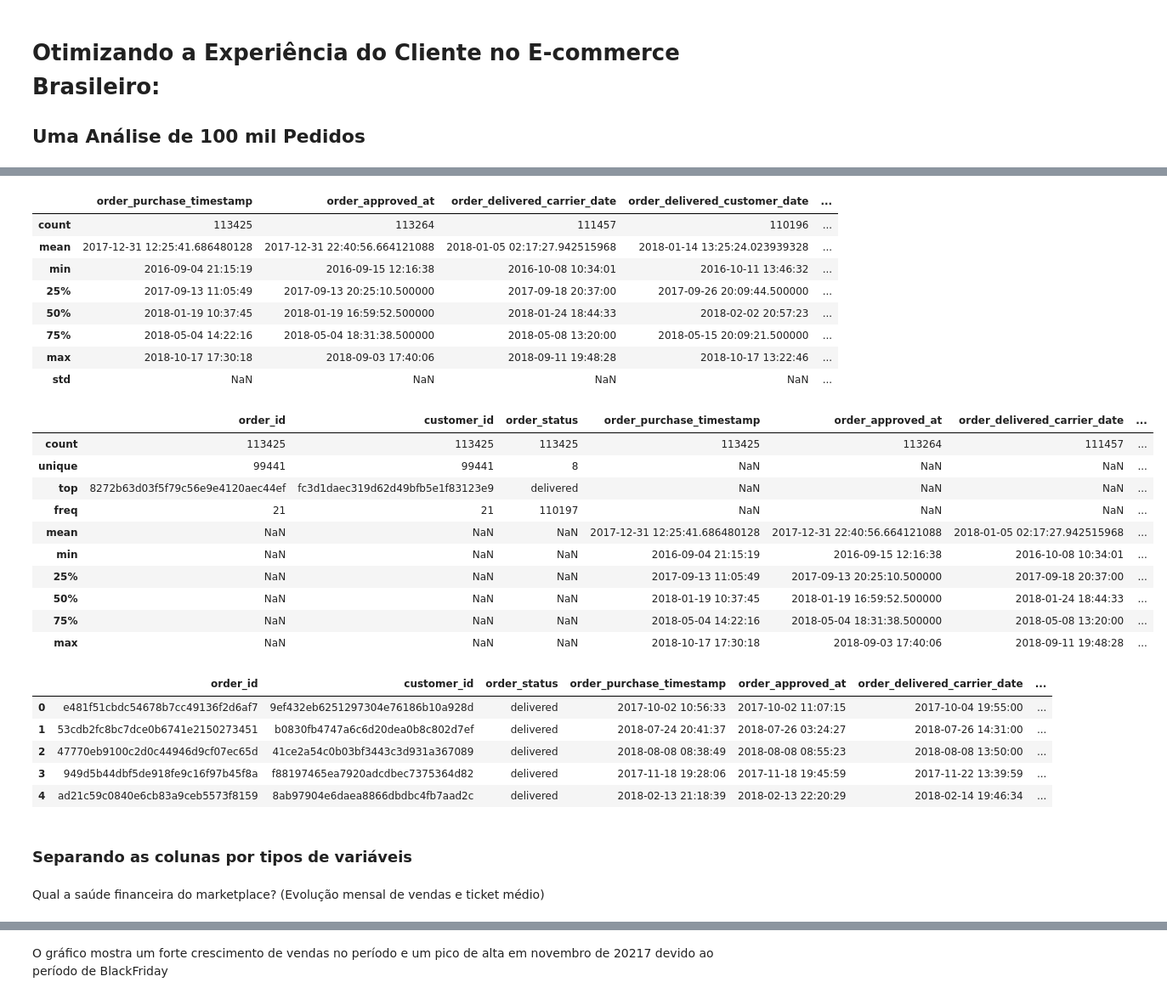
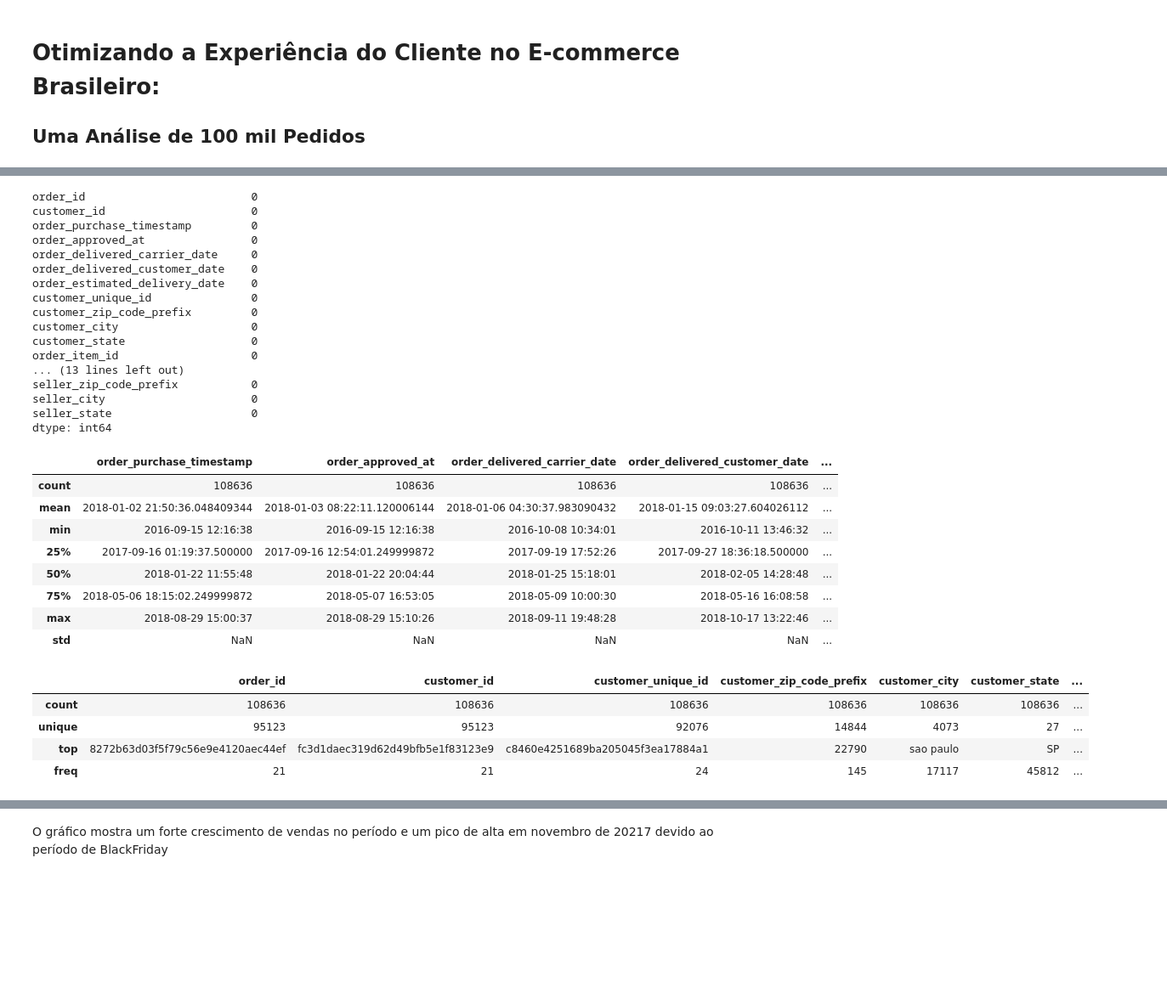
Before and after one commit to djgabriel93/Olist_ecommerce, a Jupyter notebook: notebooks/Analise.ipynb, the cells around one changed output, grey strips where cells are left out. Shown at 85% size. Saved outputs shown, nothing was run; the diff lists cells and outputs as text; code cells hidden in the pictures; blank space fills up the shorter version.

```diff
--- a/notebooks/Analise.ipynb
+++ b/notebooks/Analise.ipynb
@@ -5,7 +45,13 @@
 import pandas as pd
 import matplotlib.pyplot as plt
 import seaborn as sns
+import matplotlib.ticker as ticker # Importante para a formatação
+
 
 from src.config import DADOS_TRATADO, geolocation
+from src.graficos import composicao_histograma_boxplot
 
 sns.set_theme(palette="bright")
+
+# Define o limite máximo de colunas exibidas para 500
+pd.set_option('display.max_columns', 100)
@@ -63,41 +112,41 @@ seller_state                        23
 dtype: int64
+# %%
+df.isnull().sum()
+# %% [output]
+order_id                         0
+customer_id                      0
+order_purchase_timestamp         0
+order_approved_at                0
+order_delivered_carrier_date     0
+order_delivered_customer_date    0
+order_estimated_delivery_date    0
+customer_unique_id               0
+customer_zip_code_prefix         0
+customer_city                    0
+customer_state                   0
+order_item_id                    0
+... (13 lines left out)
+seller_zip_code_prefix           0
+seller_city                      0
+seller_state                     0
+dtype: int64
 # %%
 df.describe()
 # %% [output]
 |  | order_purchase_timestamp | order_approved_at | order_delivered_carrier_date | order_delivered_customer_date | ... |
-| count | 113425 | 113264 | 111457 | 110196 | ... |
-| mean | 2017-12-31 12:25:41.686480128 | 2017-12-31 22:40:56.664121088 | 2018-01-05 02:17:27.942515968 | 2018-01-14 13:25:24.023939328 | ... |
-| min | 2016-09-04 21:15:19 | 2016-09-15 12:16:38 | 2016-10-08 10:34:01 | 2016-10-11 13:46:32 | ... |
-| 25% | 2017-09-13 11:05:49 | 2017-09-13 20:25:10.500000 | 2017-09-18 20:37:00 | 2017-09-26 20:09:44.500000 | ... |
-| 50% | 2018-01-19 10:37:45 | 2018-01-19 16:59:52.500000 | 2018-01-24 18:44:33 | 2018-02-02 20:57:23 | ... |
-| 75% | 2018-05-04 14:22:16 | 2018-05-04 18:31:38.500000 | 2018-05-08 13:20:00 | 2018-05-15 20:09:21.500000 | ... |
-| max | 2018-10-17 17:30:18 | 2018-09-03 17:40:06 | 2018-09-11 19:48:28 | 2018-10-17 13:22:46 | ... |
+| count | 108636 | 108636 | 108636 | 108636 | ... |
+| mean | 2018-01-02 21:50:36.048409344 | 2018-01-03 08:22:11.120006144 | 2018-01-06 04:30:37.983090432 | 2018-01-15 09:03:27.604026112 | ... |
+| min | 2016-09-15 12:16:38 | 2016-09-15 12:16:38 | 2016-10-08 10:34:01 | 2016-10-11 13:46:32 | ... |
+| 25% | 2017-09-16 01:19:37.500000 | 2017-09-16 12:54:01.249999872 | 2017-09-19 17:52:26 | 2017-09-27 18:36:18.500000 | ... |
+| 50% | 2018-01-22 11:55:48 | 2018-01-22 20:04:44 | 2018-01-25 15:18:01 | 2018-02-05 14:28:48 | ... |
+| 75% | 2018-05-06 18:15:02.249999872 | 2018-05-07 16:53:05 | 2018-05-09 10:00:30 | 2018-05-16 16:08:58 | ... |
+| max | 2018-08-29 15:00:37 | 2018-08-29 15:10:26 | 2018-09-11 19:48:28 | 2018-10-17 13:22:46 | ... |
 | std | NaN | NaN | NaN | NaN | ... |
 # %%
-df.describe(exclude='number')
+df.describe(exclude=['number','datetime'])
 # %% [output]
-|  | order_id | customer_id | order_status | order_purchase_timestamp | order_approved_at | order_delivered_carrier_date | ... |
-| count | 113425 | 113425 | 113425 | 113425 | 113264 | 111457 | ... |
-| unique | 99441 | 99441 | 8 | NaN | NaN | NaN | ... |
-| top | 8272b63d03f5f79c56e9e4120aec44ef | fc3d1daec319d62d49bfb5e1f83123e9 | delivered | NaN | NaN | NaN | ... |
-| freq | 21 | 21 | 110197 | NaN | NaN | NaN | ... |
-| mean | NaN | NaN | NaN | 2017-12-31 12:25:41.686480128 | 2017-12-31 22:40:56.664121088 | 2018-01-05 02:17:27.942515968 | ... |
-| min | NaN | NaN | NaN | 2016-09-04 21:15:19 | 2016-09-15 12:16:38 | 2016-10-08 10:34:01 | ... |
-| 25% | NaN | NaN | NaN | 2017-09-13 11:05:49 | 2017-09-13 20:25:10.500000 | 2017-09-18 20:37:00 | ... |
-| 50% | NaN | NaN | NaN | 2018-01-19 10:37:45 | 2018-01-19 16:59:52.500000 | 2018-01-24 18:44:33 | ... |
-| 75% | NaN | NaN | NaN | 2018-05-04 14:22:16 | 2018-05-04 18:31:38.500000 | 2018-05-08 13:20:00 | ... |
-| max | NaN | NaN | NaN | 2018-10-17 17:30:18 | 2018-09-03 17:40:06 | 2018-09-11 19:48:28 | ... |
+|  | order_id | customer_id | customer_unique_id | customer_zip_code_prefix | customer_city | customer_state | ... |
+| count | 108636 | 108636 | 108636 | 108636 | 108636 | 108636 | ... |
+| unique | 95123 | 95123 | 92076 | 14844 | 4073 | 27 | ... |
+| top | 8272b63d03f5f79c56e9e4120aec44ef | fc3d1daec319d62d49bfb5e1f83123e9 | c8460e4251689ba205045f3ea17884a1 | 22790 | sao paulo | SP | ... |
+| freq | 21 | 21 | 24 | 145 | 17117 | 45812 | ... |
-# %%
-with pd.option_context("display.max_columns", None):
-    display(df.head(5))
-# %% [output]
-|  | order_id | customer_id | order_status | order_purchase_timestamp | order_approved_at | order_delivered_carrier_date | ... |
-| 0 | e481f51cbdc54678b7cc49136f2d6af7 | 9ef432eb6251297304e76186b10a928d | delivered | 2017-10-02 10:56:33 | 2017-10-02 11:07:15 | 2017-10-04 19:55:00 | ... |
-| 1 | 53cdb2fc8bc7dce0b6741e2150273451 | b0830fb4747a6c6d20dea0b8c802d7ef | delivered | 2018-07-24 20:41:37 | 2018-07-26 03:24:27 | 2018-07-26 14:31:00 | ... |
-| 2 | 47770eb9100c2d0c44946d9cf07ec65d | 41ce2a54c0b03bf3443c3d931a367089 | delivered | 2018-08-08 08:38:49 | 2018-08-08 08:55:23 | 2018-08-08 13:50:00 | ... |
-| 3 | 949d5b44dbf5de918fe9c16f97b45f8a | f88197465ea7920adcdbec7375364d82 | delivered | 2017-11-18 19:28:06 | 2017-11-18 19:45:59 | 2017-11-22 13:39:59 | ... |
-| 4 | ad21c59c0840e6cb83a9ceb5573f8159 | 8ab97904e6daea8866dbdbc4fb7aad2c | delivered | 2018-02-13 21:18:39 | 2018-02-13 22:20:29 | 2018-02-14 19:46:34 | ... |
-# %% [markdown]
-### Separando as colunas por tipos de variáveis
-# %% [markdown]
-Qual a saúde financeira do marketplace? (Evolução mensal de vendas e ticket médio)
```
Also changed, not shown: parts of 91 cells of this notebook, 3 other files.
